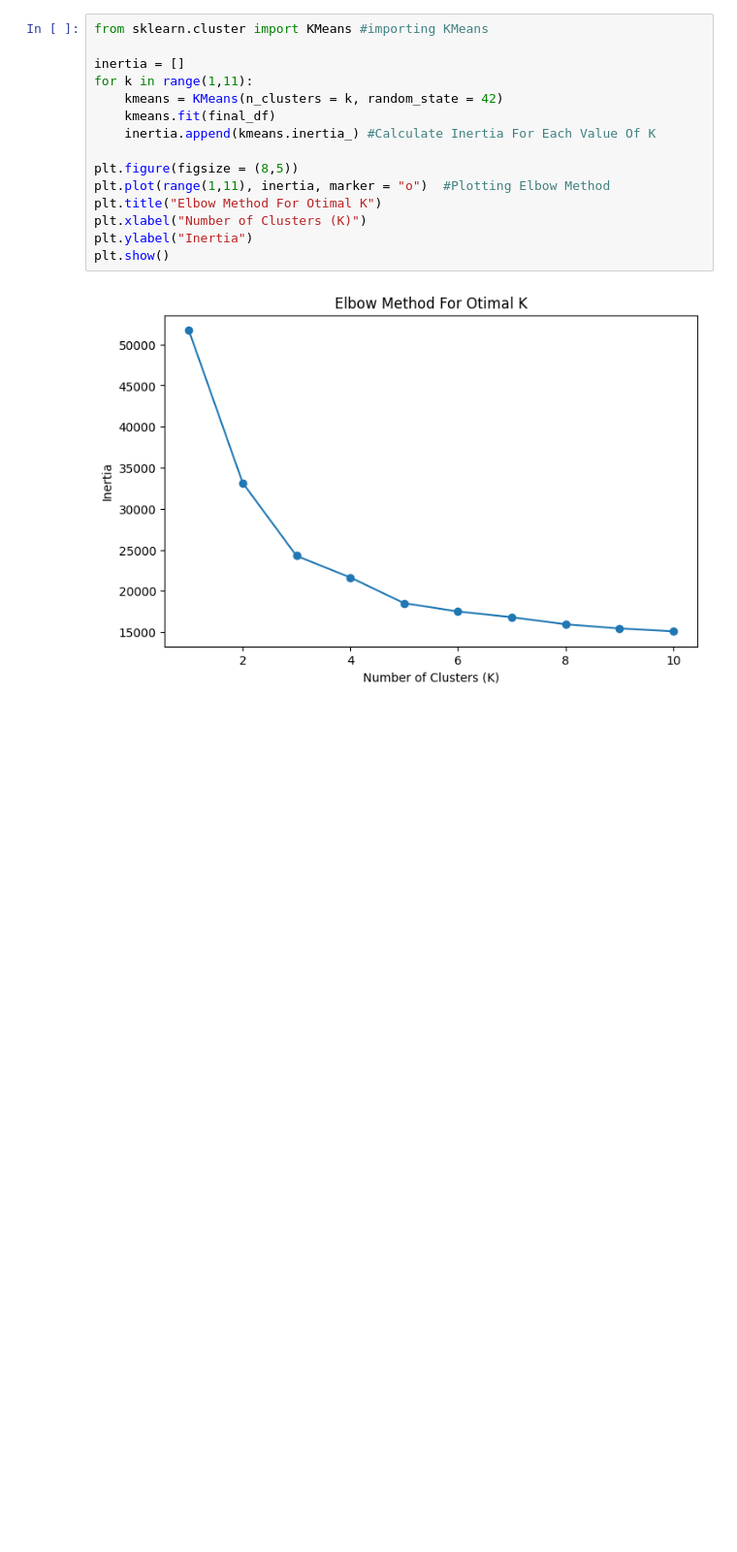
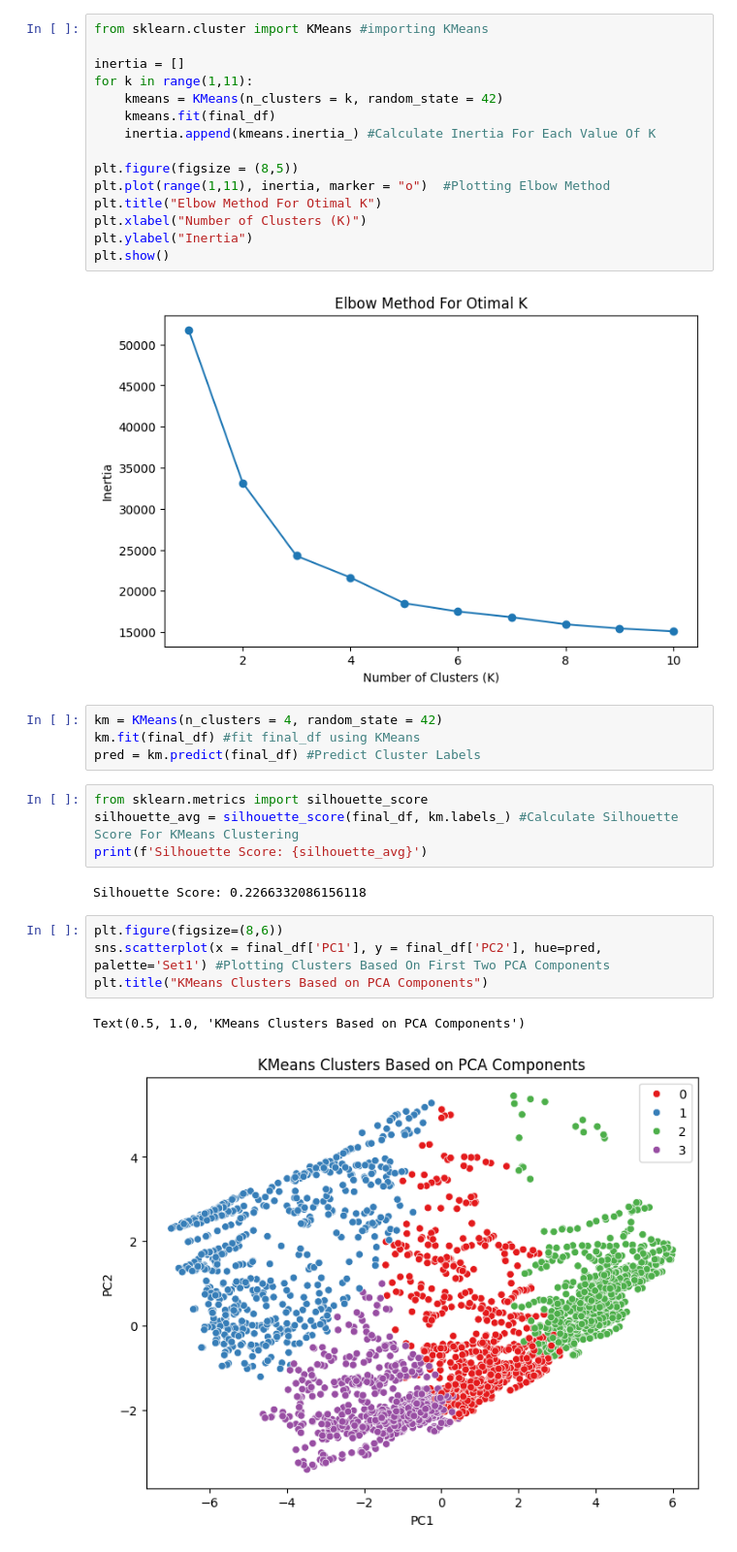
Before and after one commit to rioo09/Country-Classification-Project, a Jupyter notebook: P-651.ipynb, the cells around one changed output. Shown at 97% size. Saved outputs shown, nothing was run; the diff lists cells and outputs as text; blank space fills up the shorter version.

Commit message:
KMeans Implimentation

```diff
--- a/P-651.ipynb
+++ b/P-651.ipynb
@@ -407,3 +415,20 @@ plt.ylabel("Inertia")
 plt.show()
 # %% [output]
 [figure]
+# %%
+km = KMeans(n_clusters = 4, random_state = 42)
+km.fit(final_df) #fit final_df using KMeans
+pred = km.predict(final_df) #Predict Cluster Labels
+# %%
+from sklearn.metrics import silhouette_score
+silhouette_avg = silhouette_score(final_df, km.labels_) #Calculate Silhouette Score For KMeans Clustering
+print(f'Silhouette Score: {silhouette_avg}')
+# %% [output]
+Silhouette Score: 0.2266332086156118
+# %%
+plt.figure(figsize=(8,6))
+sns.scatterplot(x = final_df['PC1'], y = final_df['PC2'], hue=pred, palette='Set1') #Plotting Clusters Based On First Two PCA Components
+plt.title("KMeans Clusters Based on PCA Components")
+# %% [output]
+Text(0.5, 1.0, 'KMeans Clusters Based on PCA Components')
+[figure, added]
```
Also changed, not shown: parts of 4 cells of this notebook.
